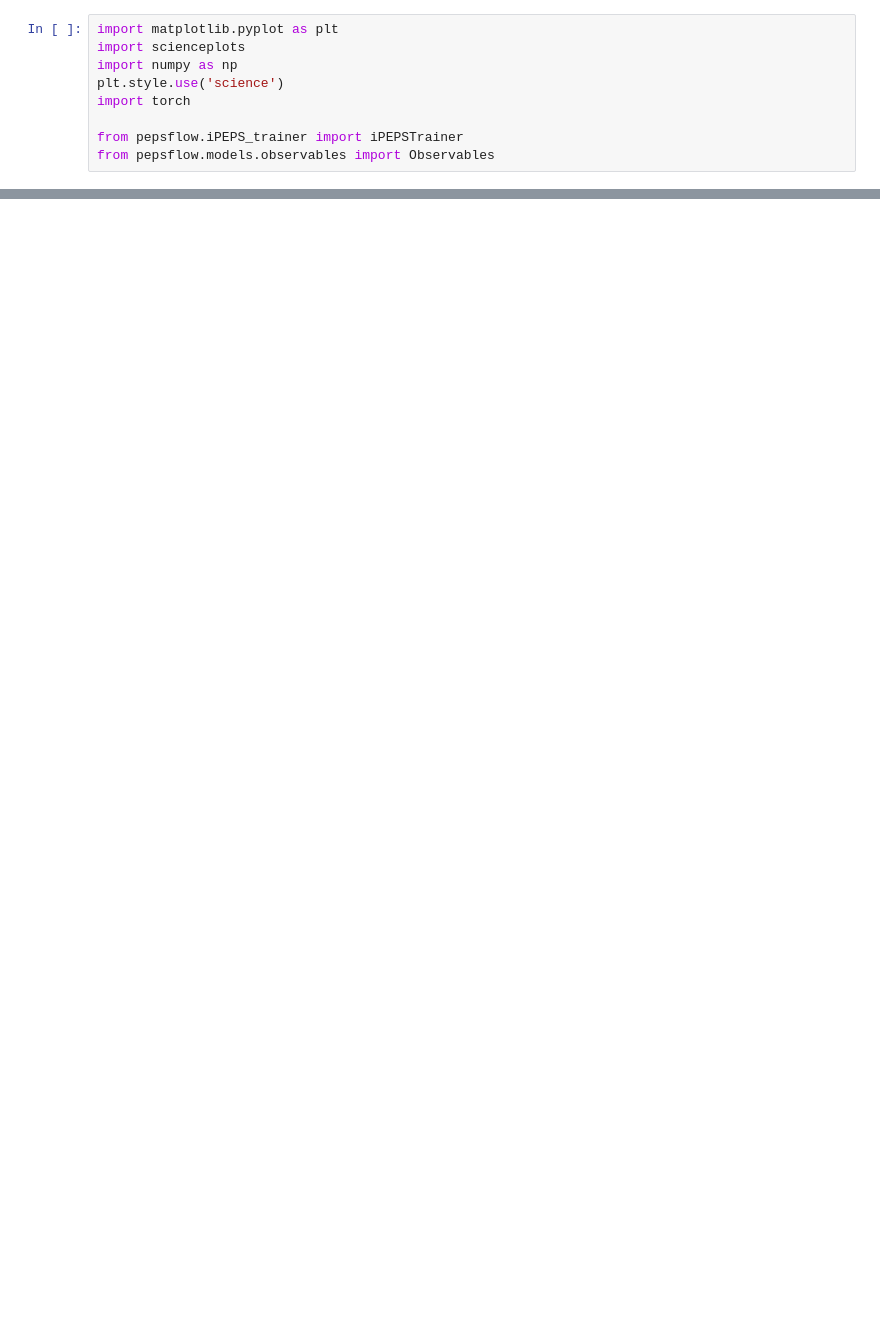
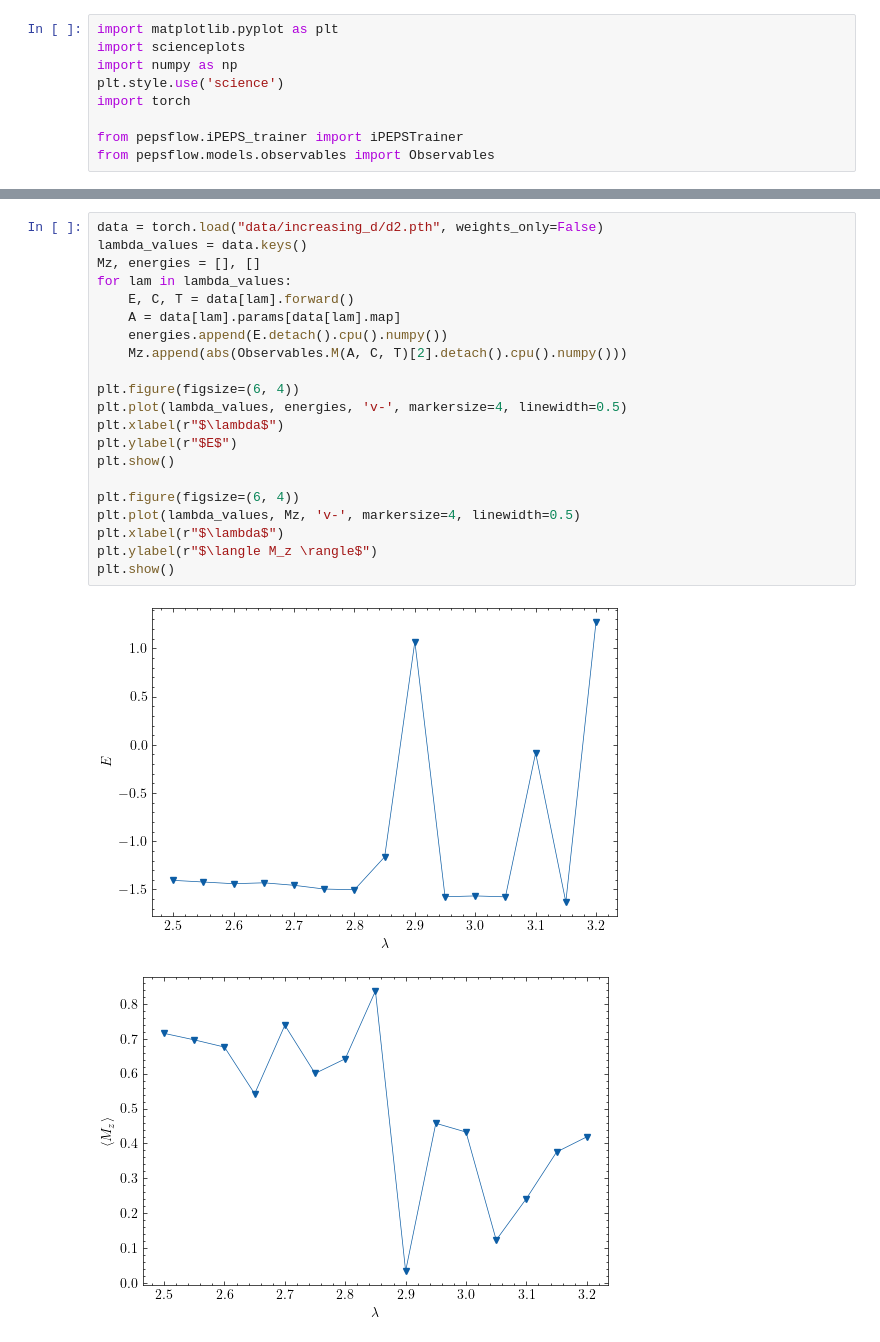
Before and after one commit to DerkNiessink/PEPSFlow, a Jupyter notebook: analysis/increasing_D.ipynb, the cells around one changed output, grey strips where cells are left out. Cells and saved outputs as stored; diff of their text form; blank space fills up the shorter version.

```diff
--- a/analysis/increasing_D.ipynb
+++ b/analysis/increasing_D.ipynb
@@ -92,0 +102,24 @@ plt.show()
+# %%
+data = torch.load("data/increasing_d/d2.pth", weights_only=False)
+lambda_values = data.keys()
+Mz, energies = [], []
+for lam in lambda_values:
+    E, C, T = data[lam].forward()
+    A = data[lam].params[data[lam].map]
+    energies.append(E.detach().cpu().numpy())
+    Mz.append(abs(Observables.M(A, C, T)[2].detach().cpu().numpy()))
+
+plt.figure(figsize=(6, 4))
+plt.plot(lambda_values, energies, 'v-', markersize=4, linewidth=0.5)
+plt.xlabel(r"$\lambda$")
+plt.ylabel(r"$E$")
+plt.show()
+
+plt.figure(figsize=(6, 4))
+plt.plot(lambda_values, Mz, 'v-', markersize=4, linewidth=0.5)
+plt.xlabel(r"$\lambda$")
+plt.ylabel(r"$\langle M_z \rangle$")
+plt.show()
+# %% [output]
+[figure, added]
+[figure, added]
```
Also changed, not shown: parts of 5 cells of this notebook, 11 other files.
